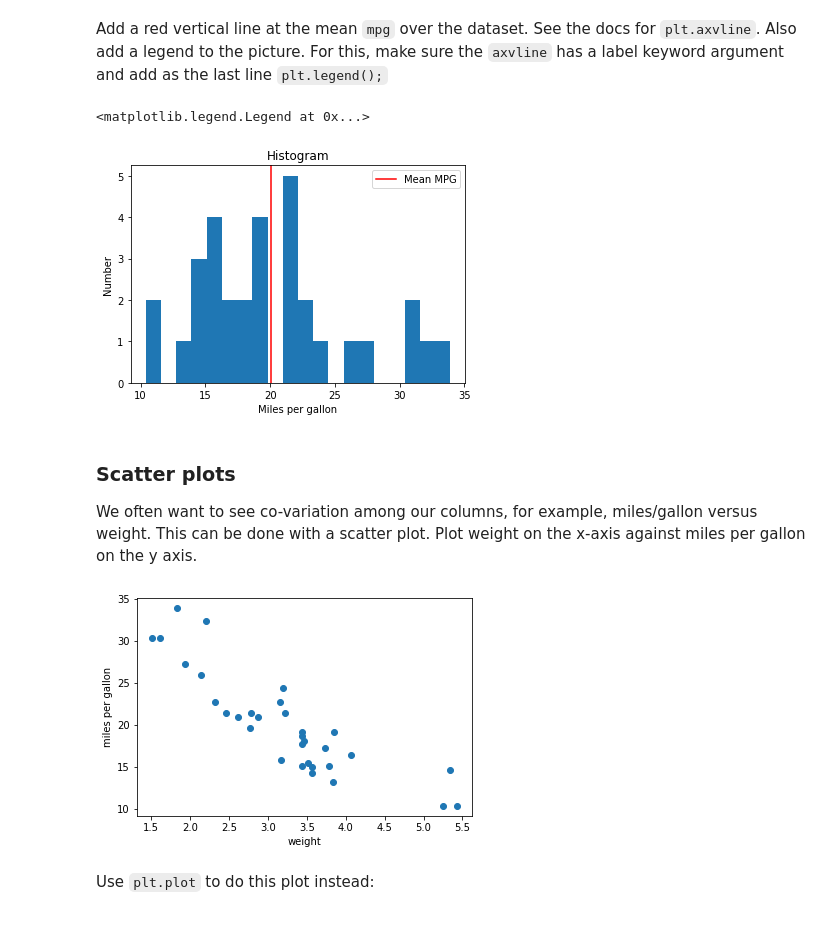
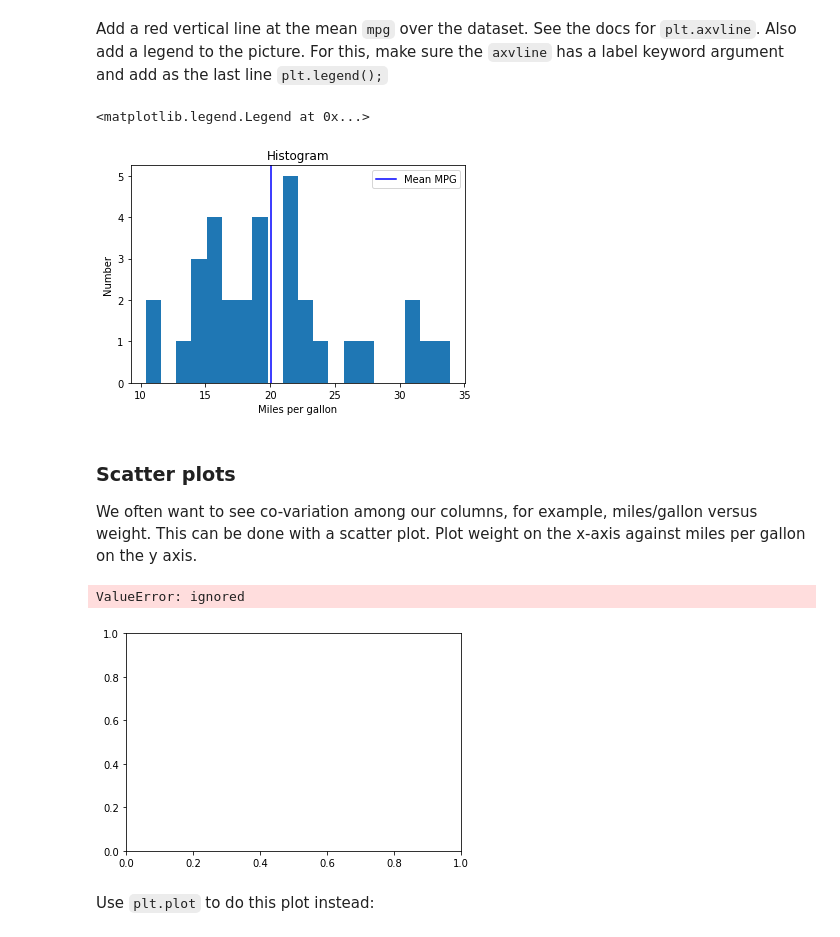
Before and after one commit to AlizaShamsi/NumericalPython, a Jupyter notebook: distribute_lab3.ipynb, the cells around one changed output. Drawn from its saved outputs; the diff is of its cells as text; code cells hidden in the pictures.

```diff
--- a/distribute_lab3.ipynb
+++ b/distribute_lab3.ipynb
@@ -93,20 +93,22 @@ plt.hist(dfcars.mpg, bins=20);
 plt.xlabel('Miles per gallon');
 plt.ylabel('Number');
 plt.title('Histogram');
-plt.axvline(dfcars.mpg.mean(),0,1,color="r",label='Mean MPG')
+plt.axvline(dfcars.mpg.mean(),color="b",label='Mean MPG')
+#plt.axhline(dfcars.mpg.mean(),color="r",label='Mean MPG')
 plt.legend()
 # %% [output]
 <matplotlib.legend.Legend at 0x...>
-[figure, old version]
+[figure, new version]
 # %% [markdown]
 ### Scatter plots
 We often want to see co-variation among our columns, for example, miles/gallon versus weight.  This can be done with a scatter plot. Plot weight on the x-axis against miles per gallon on the y axis.
 # %%
-plt.scatter(dfcars.wt, dfcars.mpg);
+plt.scatter(dfcars.wt,dfcars.mpg,s=2,alpha=0.5,marker=)
 plt.xlabel("weight");
 plt.ylabel("miles per gallon");
 # %% [output]
+ValueError: ignored
-[figure, old version]
+[figure, new version]
 # %% [markdown]
 Use `plt.plot` to do this plot instead:
 # %%
```
Also changed, not shown: parts of 1 cell of this notebook.
